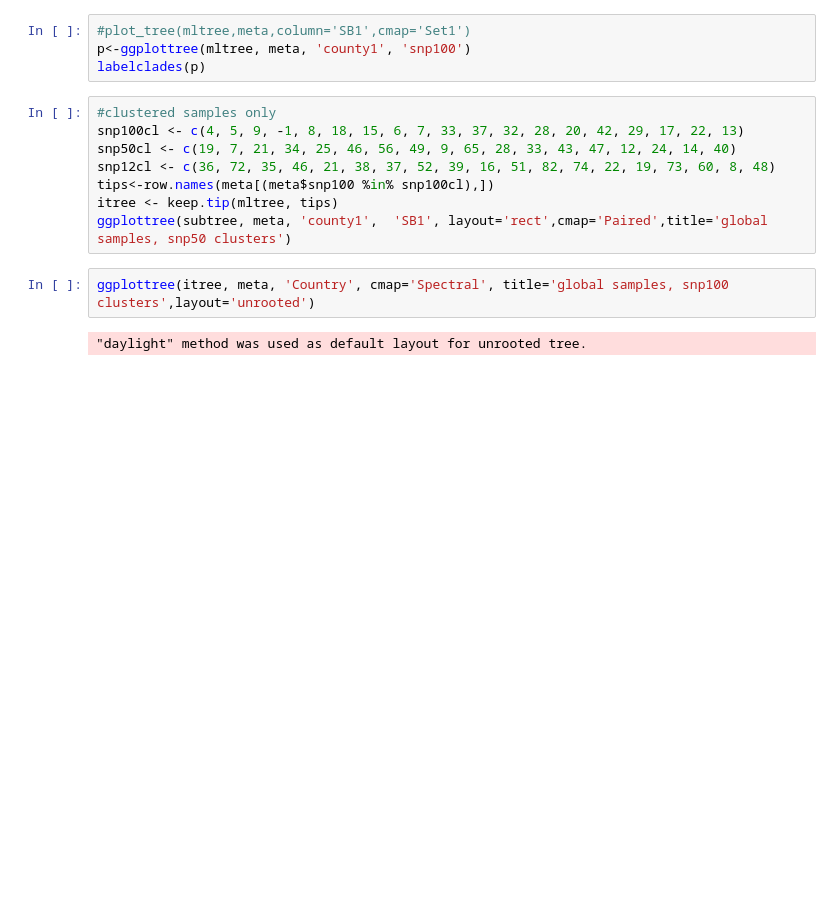
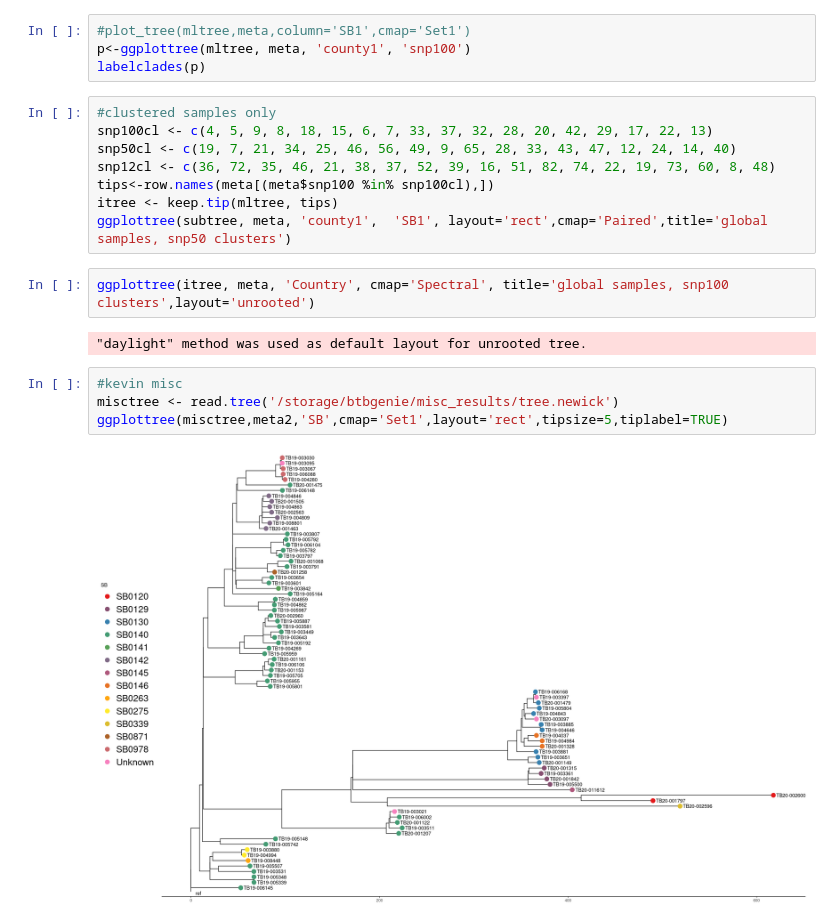
Before and after one commit to dmnfarrell/snipgenie, a Jupyter notebook: notebooks/lineages_tree.ipynb, the cells around one changed output. Saved outputs shown, nothing was run; the diff lists cells and outputs as text; blank space fills up the shorter version.

```diff
--- a/notebooks/lineages_tree.ipynb
+++ b/notebooks/lineages_tree.ipynb
@@ -149,7 +120,7 @@ p<-ggplottree(mltree, meta, 'county1', 'snp100')
 labelclades(p)
 # %%
 #clustered samples only
-snp100cl <- c(4, 5, 9, -1, 8, 18, 15, 6, 7, 33, 37, 32, 28, 20, 42, 29, 17, 22, 13)
+snp100cl <- c(4, 5, 9, 8, 18, 15, 6, 7, 33, 37, 32, 28, 20, 42, 29, 17, 22, 13)
 snp50cl <- c(19, 7, 21, 34, 25, 46, 56, 49, 9, 65, 28, 33, 43, 47, 12, 24, 14, 40)
 snp12cl <- c(36, 72, 35, 46, 21, 38, 37, 52, 39, 16, 51, 82, 74, 22, 19, 73, 60, 8, 48)
 tips<-row.names(meta[(meta$snp100 %in% snp100cl),])
@@ -159,3 +130,9 @@ ggplottree(subtree, meta, 'county1',  'SB1', layout='rect',cmap='Paired',title='
 ggplottree(itree, meta, 'Country', cmap='Spectral', title='global samples, snp100 clusters',layout='unrooted')
 # %% [output]
 "daylight" method was used as default layout for unrooted tree.
+# %%
+#kevin misc
+misctree <- read.tree('/storage/btbgenie/misc_results/tree.newick')
+ggplottree(misctree,meta2,'SB',cmap='Set1',layout='rect',tipsize=5,tiplabel=TRUE)
+# %% [output]
+[figure, added]
```
Also changed, not shown: parts of 10 cells of this notebook, 18 other files.
